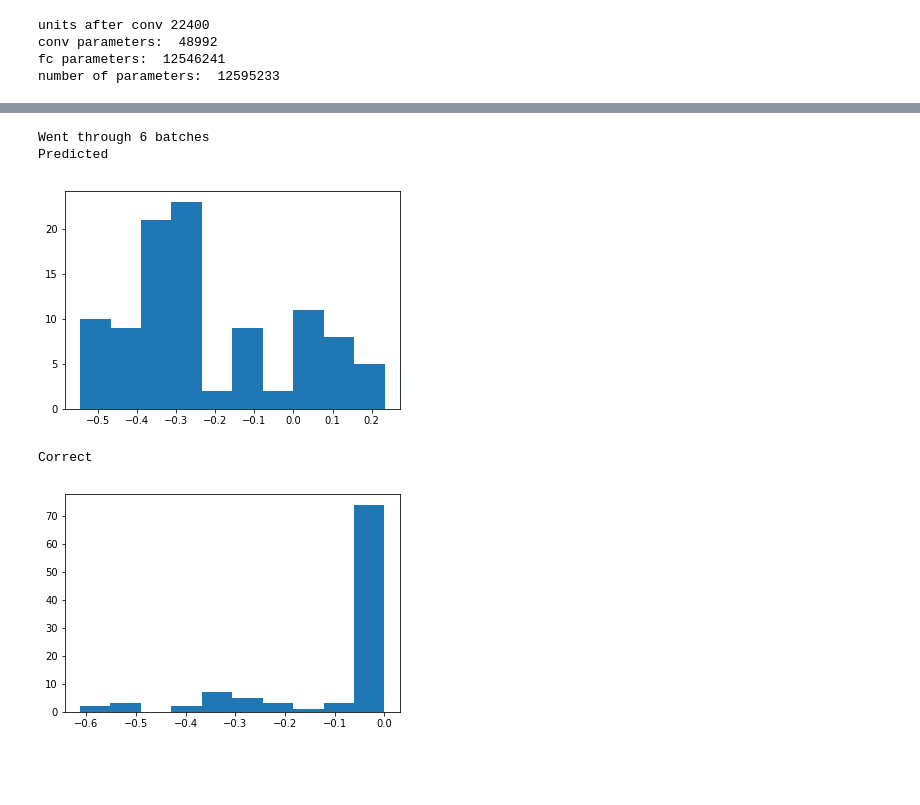
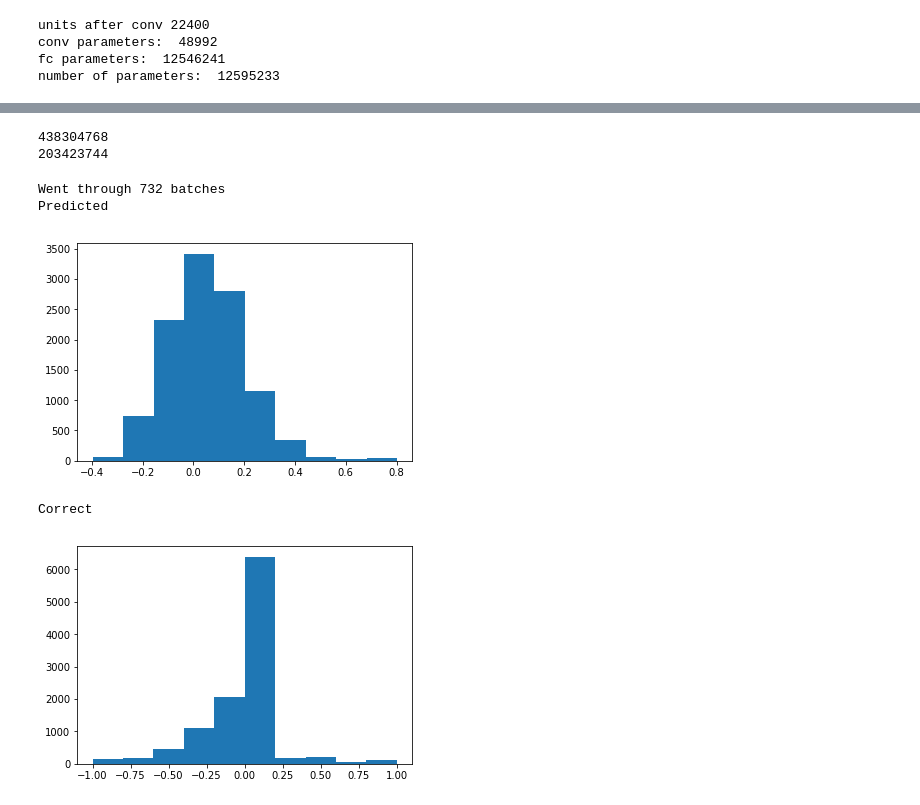
Before and after one commit to Autonomous-Robotics-UTM/Imitation-Learning-Net, a Jupyter notebook: net/regression/Tester.ipynb, the cells around one changed output, grey strips where cells are left out. Saved outputs shown, nothing was run; the diff lists cells and outputs as text; code cells hidden in the pictures; blank space fills up the shorter version.

```diff
--- a/net/regression/Tester.ipynb
+++ b/net/regression/Tester.ipynb
@@ -25,10 +26,10 @@ using device cuda
 # %%
 torch.cuda.empty_cache()
 # %%
-dataset = ControlsDataset(stack_size = 3,
-                          stride = 30,
-                          batch_size = 15,
-                          size = 200,
+dataset = ControlsDataset(stack_size = 3,       #each stack contains this many images
+                          stride = 30,          #each image in the stack is seperated by this many frames
+                          batch_size = 15,      #15 random stacks
+                          size = 0,             #0 is entire dataset, anything else is a cutoff
                           img_folder = '../data/cropped_vflip/',
                           csv_path = '../data/cropped_vflip/data.csv')
 print("Data size", len(dataset.labels))
@@ -52,7 +53,7 @@ optimizer = optim.Adam(net.parameters())
 criterion = nn.MSELoss()
 trainer = Trainer(device, net, dataset, optimizer, criterion)
 # %%
-epochs = 30
+epochs = 10
 report_period = 10
 trainer.fit(epochs, report_period)
 # %% [output]
@@ -78,34 +79,44 @@ Validation Loss: 0.16962
+# %%
+print(torch.cuda.max_memory_cached(device))
+torch.cuda.empty_cache()
+print(torch.cuda.memory_cached(device))
+# %% [output]
+438304768
+203423744
 # %%
-def validation_accuracy(dataset):
-    total = 0
-    correct = 0
+from tqdm.notebook import tqdm_notebook
+def validation_accuracy(trainer):
     loss = 0
     predictions = []
     answers = []
-    for i_batch, sampled_batch in enumerate(dataset.validloader):
-        images = sampled_batch['image'].to(device).float()
-        controls = sampled_batch['control'].to(device).float()
+    trainer.model.eval()
+    for i_batch, sampled_batch in tqdm_notebook(enumerate(trainer.dataset.validloader),
+                                                       total=len(trainer.dataset.validloader)):
+        torch.cuda.empty_cache()
+        images = sampled_batch['image'].to(trainer.device).float()
+        controls = sampled_batch['control'].to(trainer.device).float()
         controls = torch.flatten(controls)
-        prediction = net(images)
+        #forward pass
+        prediction = trainer.model(images)
         prediction = torch.flatten(prediction)
+        loss += trainer.criterion(prediction,controls).detach().cpu().numpy()
         predictions += list(prediction.detach().cpu().numpy())
         answers+= list(controls.detach().cpu().numpy())
 
-        loss += criterion(prediction,controls)
     print("Went through "+str(i_batch)+" batches")
     print("Predicted")
     plt.hist(predictions)
     plt.show()
     print("Correct")
     plt.hist(answers)
     plt.show()
     return loss/i_batch
 
-loss = validation_accuracy(dataset)
+loss = validation_accuracy(trainer)
 print("Validation Loss: {}".format(loss))
 # %% [output]
-Went through 6 batches
+Went through 732 batches
 Predicted
-[figure, old version]
+[figure, new version]
 Correct
-[figure, old version]
+[figure, new version]
```
Also changed, not shown: parts of 5 cells of this notebook, 3 other files.
